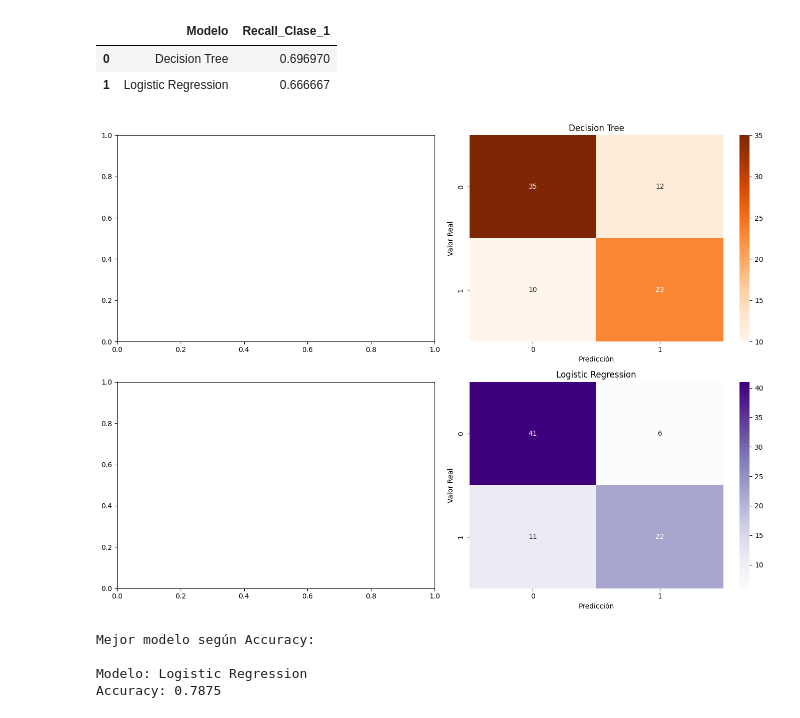
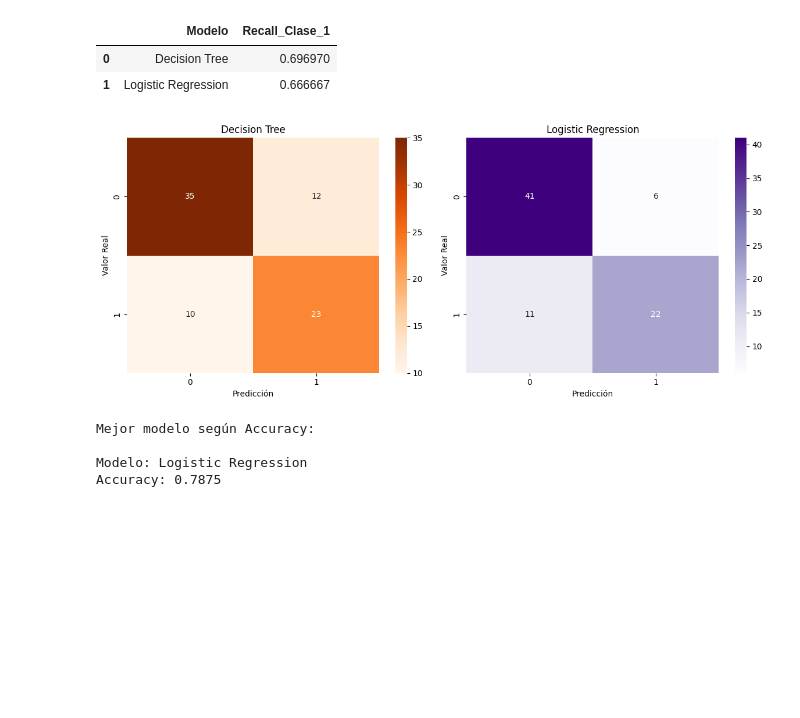
Before and after one commit to BenjaIMS/Evaluacion-3-PCD, a Jupyter notebook: notebooks/Evaluación_3_Carseats.ipynb, the cells around one changed output. Saved outputs shown, nothing was run; the diff lists cells and outputs as text; code cells hidden in the pictures; blank space fills up the shorter version.

```diff
--- a/notebooks/Evaluación_3_Carseats.ipynb
+++ b/notebooks/Evaluación_3_Carseats.ipynb
@@ -136,7 +136,5 @@ df_mod.head()
 | 3 | 3 | 7.40 | 0 | 0 | 0 | 466 | 0 | Medium | 55 | ... |
 | 4 | 4 | 4.15 | 0 | 0 | 0 | 340 | 0 | Bad | 38 | ... |
 # %%
-#. Agregamos un columna nueva la cual corresponde al total del monto que se consiguio en esa sucursal
-df_mod["TotalSales"] = (
-    df_mod["Sales"] * df_mod["Price"]
-).round(0)
+#. Agregamos un columna nueva la cual corresponde al total del monto que se consiguio en esa sucursal.
+df_mod["TotalSales"] = (df_mod["Sales"] * df_mod["Price"]).round(0)
@@ -1220,46 +1215,42 @@ recall_comparison
 | 0 | Decision Tree | 0.696970 |
 | 1 | Logistic Regression | 0.666667 |
 # %%
-#. Configuración de figura.
 fig, axes = plt.subplots(
+    1,
     2,
-    2,
-    figsize = (14, 10)
+    figsize=(12,5)
 )
 
 #. Decision Tree.
 sns.heatmap(
     confusion_matrix(y_test, y_pred_best_tree),
-    annot = True,
-    fmt = 'd',
-    cmap = 'Oranges',
-    ax = axes[0,1]
+    annot=True,
+    fmt='d',
+    cmap='Oranges',
+    ax=axes[0]
 )
 
-axes[0,1].set_title('Decision Tree')
-axes[0,1].set_xlabel('Predicción')
-axes[0,1].set_ylabel('Valor Real')
+axes[0].set_title('Decision Tree')
+axes[0].set_xlabel('Predicción')
+axes[0].set_ylabel('Valor Real')
 
 #. Logistic Regression.
 sns.heatmap(
     confusion_matrix(y_test, y_pred_best_log),
-    annot = True,
-    fmt = 'd',
-    cmap = 'Purples',
-    ax = axes[1,1]
+    annot=True,
+    fmt='d',
+    cmap='Purples',
+    ax=axes[1]
 )
 
-axes[1,1].set_title('Logistic Regression')
-axes[1,1].set_xlabel('Predicción')
-axes[1,1].set_ylabel('Valor Real')
+axes[1].set_title('Logistic Regression')
+axes[1].set_xlabel('Predicción')
+axes[1].set_ylabel('Valor Real')
 
-#. Ajuste de diseño.
 plt.tight_layout()
-
-#. Mostrar gráficos.
 plt.show()
 # %% [output]
-[figure, old version]
+[figure, new version]
 # %%
 #. Mejor modelo por accuracy.
 best_model_accuracy = models_comparison.iloc[0]
```
Also changed, not shown: parts of 16 cells of this notebook.
